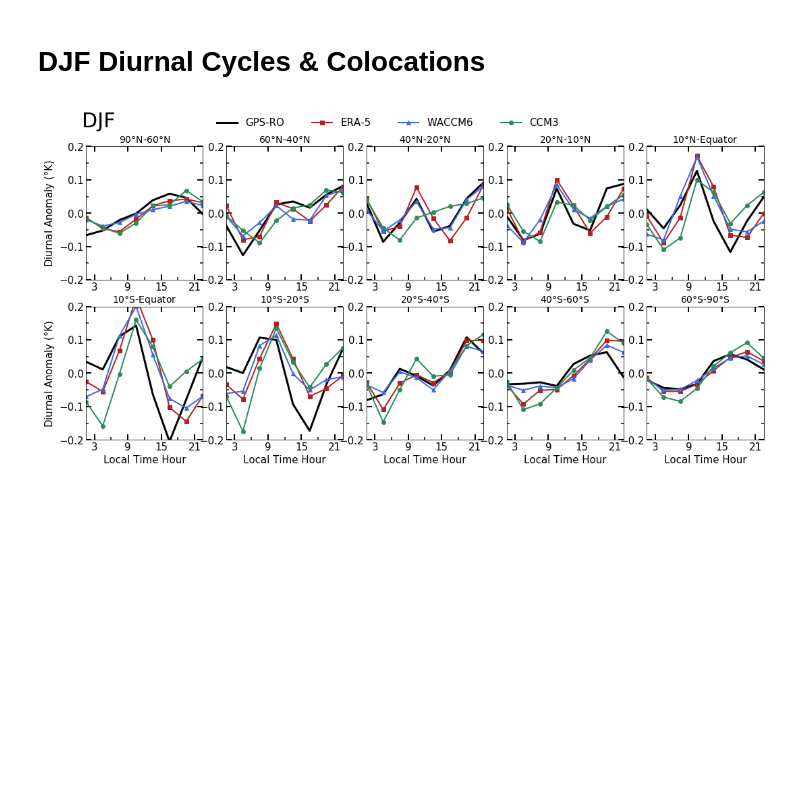
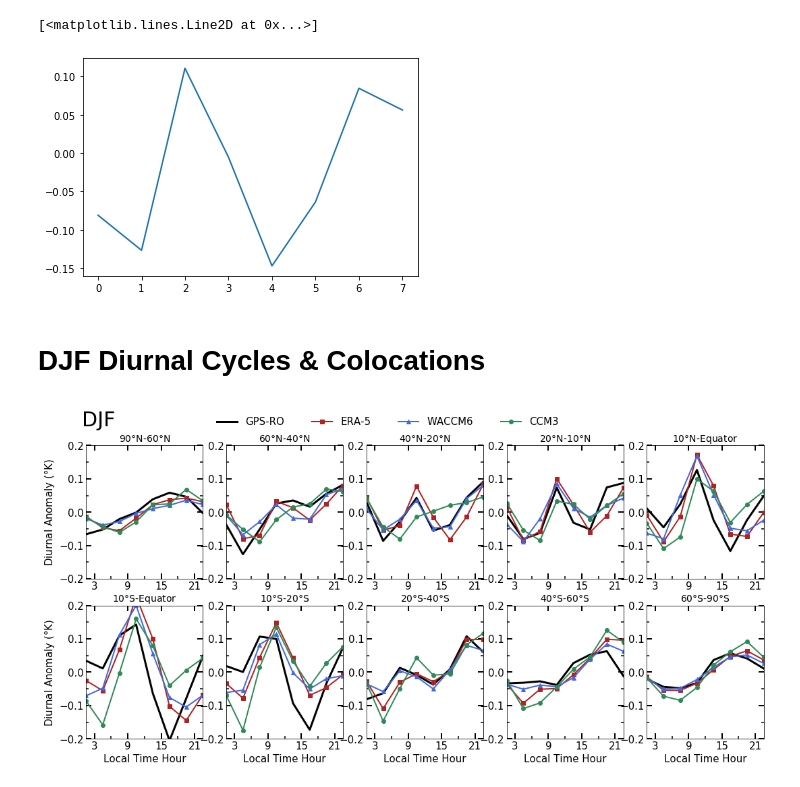
Before and after one commit to AodhanSweeney/TLS_diurnal_climatology, a Jupyter notebook: plotter.ipynb, the cells around one changed output. Cells and saved outputs as stored; diff of their text form; code cells hidden in the pictures; blank space fills up the shorter version.

```diff
--- a/plotter.ipynb
+++ b/plotter.ipynb
@@ -64,6 +66,15 @@ waccm6_DJF_zm = np.nanmean(waccm6_DJF, axis=1)
 waccm6_MAM_zm = np.nanmean(waccm6_MAM, axis=1)
 waccm6_JJA_zm = np.nanmean(waccm6_JJA, axis=1)
 waccm6_SON_zm = np.nanmean(waccm6_SON, axis=1)
+# %%
+import matplotlib.pyplot as plt
+
+thinguy = gpsro_MAM[23:26,25:28,:]
+thing = np.nanmean(np.reshape(thinguy, (len(thinguy)*len(thinguy[0]), 8)), axis=0)
+plt.plot(thing)
+# %% [output]
+[<matplotlib.lines.Line2D at 0x...>]
+[figure, added]
 # %%
 # Bin all seasons of data into 10 latitude bands
 # DJF
```
Also changed, not shown: parts of 5 cells of this notebook, 3 other files.
